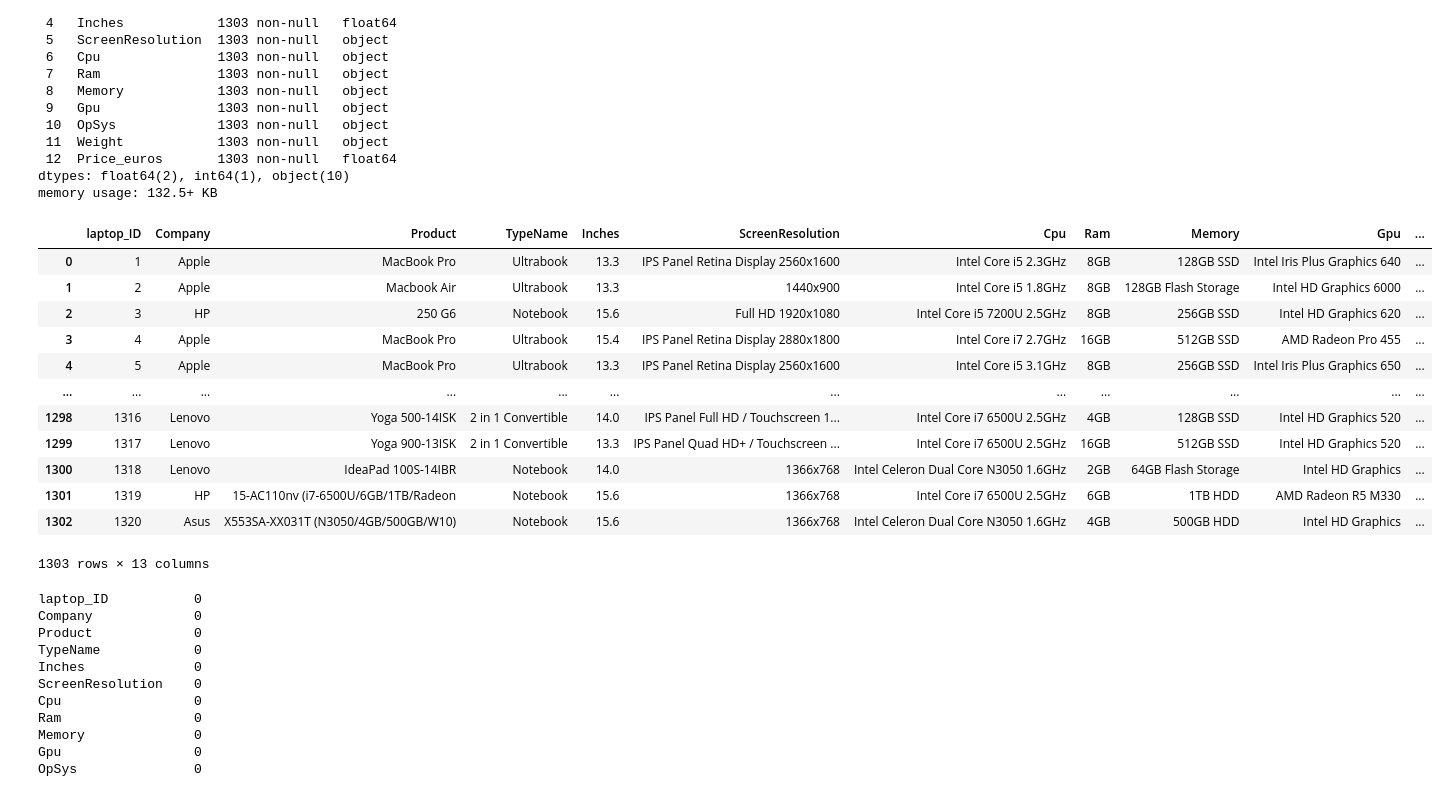
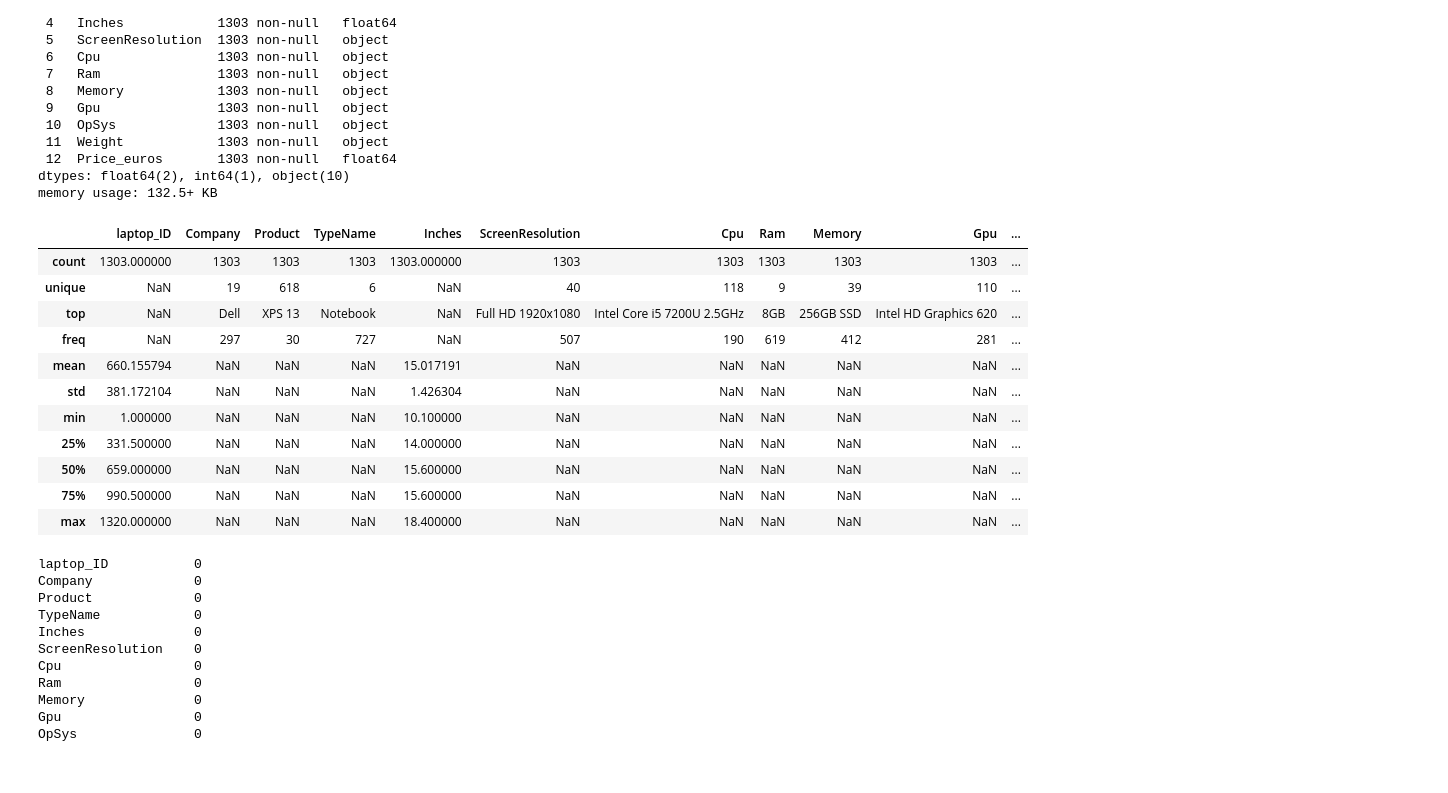
Before and after one commit to mrrachitchugh/UCDPA_RachitChugh, a Jupyter notebook: UCDPA_RachitChugh_CODE_LapPricePrediction.ipynb, the cells around one changed output. Drawn from its saved outputs; the diff is of its cells as text; code cells hidden in the pictures.

```diff
--- a/UCDPA_RachitChugh_CODE_LapPricePrediction.ipynb
+++ b/UCDPA_RachitChugh_CODE_LapPricePrediction.ipynb
@@ -10,9 +10,10 @@ import regex as re
 import warnings
 warnings.filterwarnings('ignore')
 # %%
-df_source_orig = pd.read_csv("laptop_price_euros.csv", encoding='latin-1')
+df= pd.read_csv("laptop_price_euros.csv", encoding='latin-1')
+#df = pd.read_csv('laptop_data.csv')
+
 #https://stackoverflow.com/questions/71419895/utf-8-codec-cant-decode-byte-0xed
-df = df_source_orig
 # %%
 df.shape
 # %% [output]
@@ -41,21 +42,20 @@ Data columns (total 13 columns):
 dtypes: float64(2), int64(1), object(10)
 memory usage: 132.5+ KB
 # %%
-df
+df.describe(include='all')
 # %% [output]
 |  | laptop_ID | Company | Product | TypeName | Inches | ScreenResolution | Cpu | Ram | Memory | Gpu | ... |
-| 0 | 1 | Apple | MacBook Pro | Ultrabook | 13.3 | IPS Panel Retina Display 2560x1600 | Intel Core i5 2.3GHz | 8GB | 128GB SSD | Intel Iris Plus Graphics 640 | ... |
-| 1 | 2 | Apple | Macbook Air | Ultrabook | 13.3 | 1440x900 | Intel Core i5 1.8GHz | 8GB | 128GB Flash Storage | Intel HD Graphics 6000 | ... |
-| 2 | 3 | HP | 250 G6 | Notebook | 15.6 | Full HD 1920x1080 | Intel Core i5 7200U 2.5GHz | 8GB | 256GB SSD | Intel HD Graphics 620 | ... |
-| 3 | 4 | Apple | MacBook Pro | Ultrabook | 15.4 | IPS Panel Retina Display 2880x1800 | Intel Core i7 2.7GHz | 16GB | 512GB SSD | AMD Radeon Pro 455 | ... |
-| 4 | 5 | Apple | MacBook Pro | Ultrabook | 13.3 | IPS Panel Retina Display 2560x1600 | Intel Core i5 3.1GHz | 8GB | 256GB SSD | Intel Iris Plus Graphics 650 | ... |
-| ... | ... | ... | ... | ... | ... | ... | ... | ... | ... | ... | ... |
-| 1298 | 1316 | Lenovo | Yoga 500-14ISK | 2 in 1 Convertible | 14.0 | IPS Panel Full HD / Touchscreen 1... | Intel Core i7 6500U 2.5GHz | 4GB | 128GB SSD | Intel HD Graphics 520 | ... |
-| 1299 | 1317 | Lenovo | Yoga 900-13ISK | 2 in 1 Convertible | 13.3 | IPS Panel Quad HD+ / Touchscreen ... | Intel Core i7 6500U 2.5GHz | 16GB | 512GB SSD | Intel HD Graphics 520 | ... |
-| 1300 | 1318 | Lenovo | IdeaPad 100S-14IBR | Notebook | 14.0 | 1366x768 | Intel Celeron Dual Core N3050 1.6GHz | 2GB | 64GB Flash Storage | Intel HD Graphics | ... |
-| 1301 | 1319 | HP | 15-AC110nv (i7-6500U/6GB/1TB/Radeon | Notebook | 15.6 | 1366x768 | Intel Core i7 6500U 2.5GHz | 6GB | 1TB HDD | AMD Radeon R5 M330 | ... |
-| 1302 | 1320 | Asus | X553SA-XX031T (N3050/4GB/500GB/W10) | Notebook | 15.6 | 1366x768 | Intel Celeron Dual Core N3050 1.6GHz | 4GB | 500GB HDD | Intel HD Graphics | ... |
+| count | 1303.000000 | 1303 | 1303 | 1303 | 1303.000000 | 1303 | 1303 | 1303 | 1303 | 1303 | ... |
+| unique | NaN | 19 | 618 | 6 | NaN | 40 | 118 | 9 | 39 | 110 | ... |
+| top | NaN | Dell | XPS 13 | Notebook | NaN | Full HD 1920x1080 | Intel Core i5 7200U 2.5GHz | 8GB | 256GB SSD | Intel HD Graphics 620 | ... |
+| freq | NaN | 297 | 30 | 727 | NaN | 507 | 190 | 619 | 412 | 281 | ... |
+| mean | 660.155794 | NaN | NaN | NaN | 15.017191 | NaN | NaN | NaN | NaN | NaN | ... |
+| std | 381.172104 | NaN | NaN | NaN | 1.426304 | NaN | NaN | NaN | NaN | NaN | ... |
+| min | 1.000000 | NaN | NaN | NaN | 10.100000 | NaN | NaN | NaN | NaN | NaN | ... |
+| 25% | 331.500000 | NaN | NaN | NaN | 14.000000 | NaN | NaN | NaN | NaN | NaN | ... |
+| 50% | 659.000000 | NaN | NaN | NaN | 15.600000 | NaN | NaN | NaN | NaN | NaN | ... |
+| 75% | 990.500000 | NaN | NaN | NaN | 15.600000 | NaN | NaN | NaN | NaN | NaN | ... |
+| max | 1320.000000 | NaN | NaN | NaN | 18.400000 | NaN | NaN | NaN | NaN | NaN | ... |
-1303 rows × 13 columns
 # %%
 df.isnull().sum()
 # %% [output]
```
Also changed, not shown: parts of 100 cells of this notebook.
